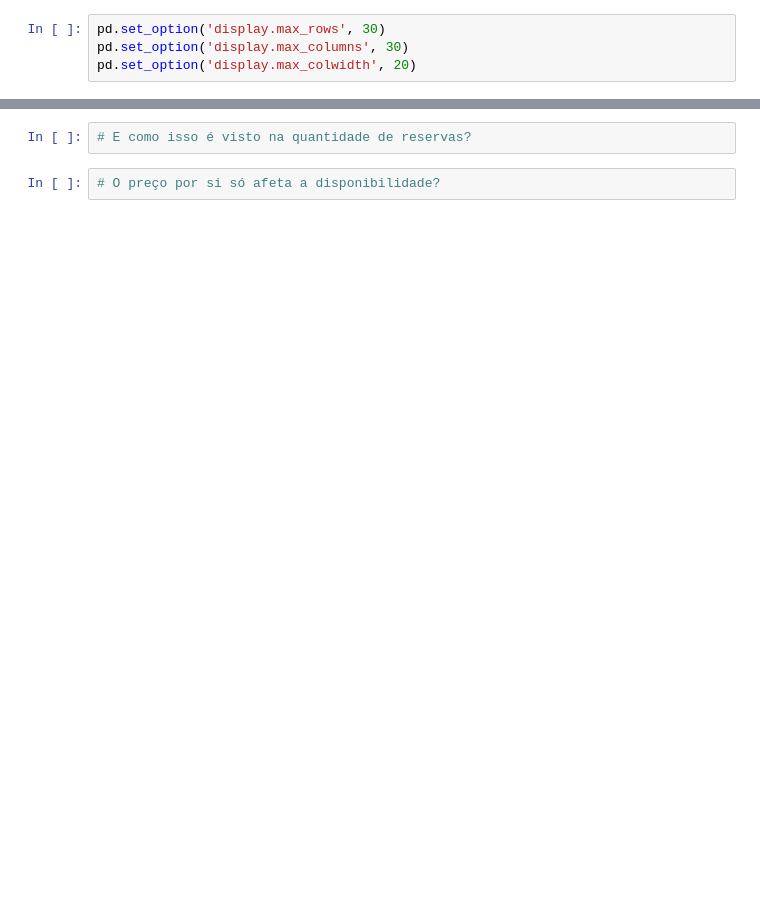
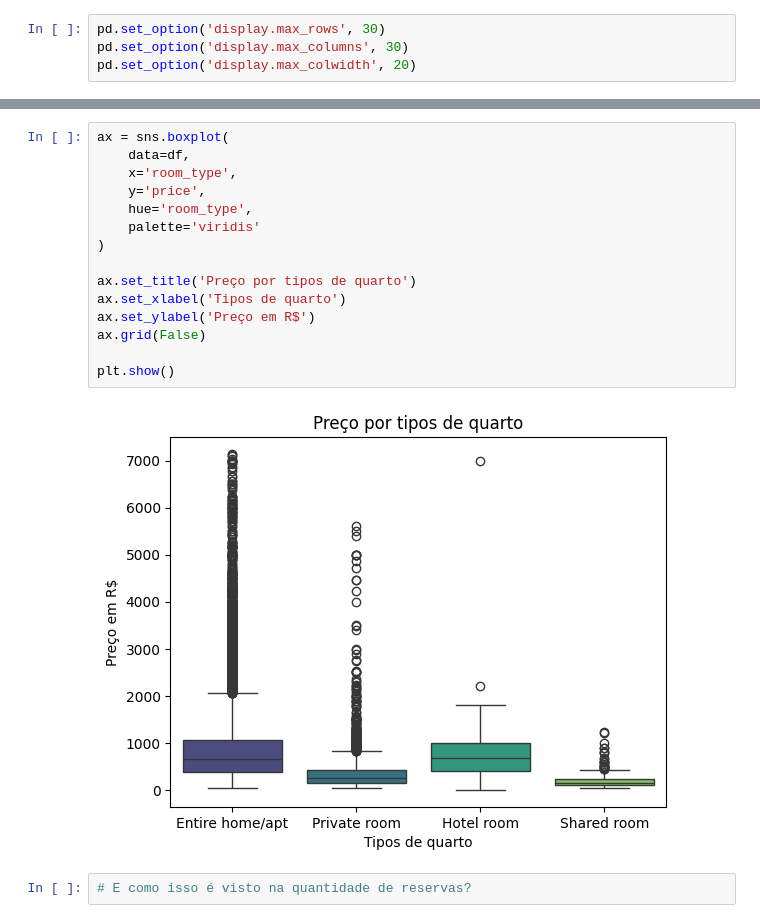
Before and after one commit to ysngwn/ach2177, a Jupyter notebook: trabalho.ipynb, the cells around one changed output, grey strips where cells are left out. Saved outputs shown, nothing was run; the diff lists cells and outputs as text; blank space fills up the shorter version.

```diff
--- a/trabalho.ipynb
+++ b/trabalho.ipynb
@@ -59,4 +62,19 @@ plt.show()
+# %%
+ax = sns.boxplot(
+    data=df,
+    x='room_type',
+    y='price',
+    hue='room_type',
+    palette='viridis'
+)
+
+ax.set_title('Preço por tipos de quarto')
+ax.set_xlabel('Tipos de quarto')
+ax.set_ylabel('Preço em R$')
+ax.grid(False)
+
+plt.show()
+# %% [output]
+[figure, added]
 # %%
 # E como isso é visto na quantidade de reservas?
-# %%
-# O preço por si só afeta a disponibilidade?
```
Also changed, not shown: parts of 7 cells of this notebook.
